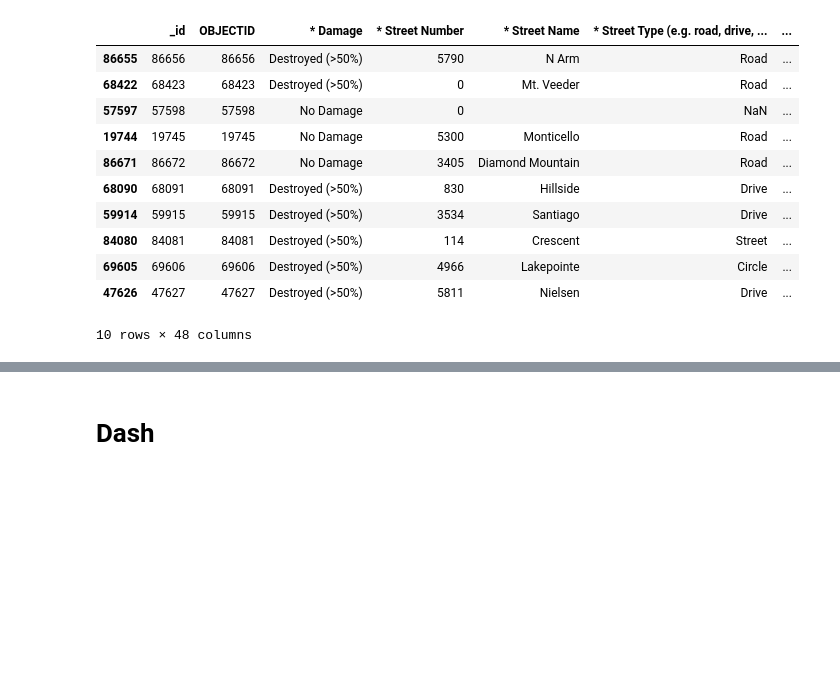
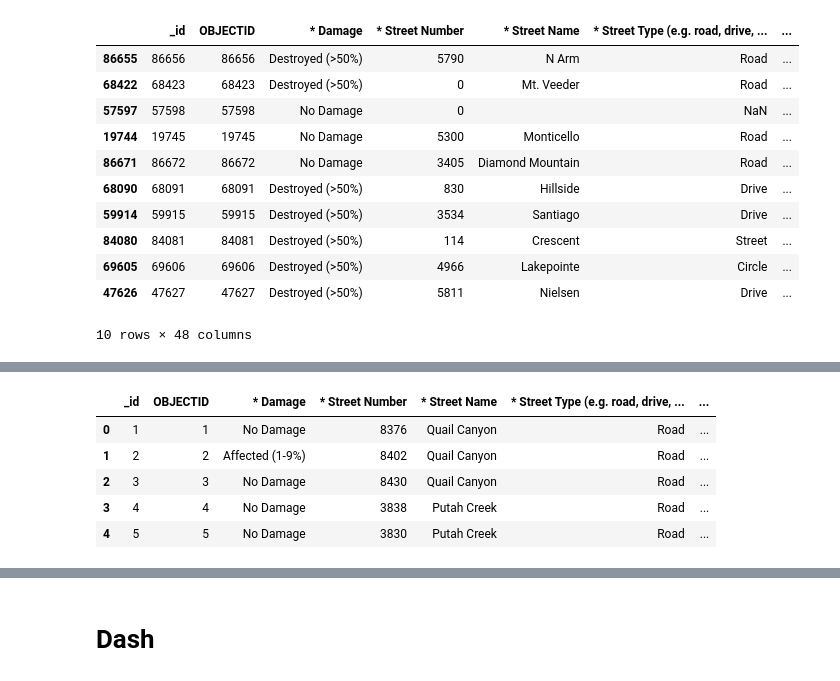
Before and after one commit to Isaacfer49/CaliforniaWildfire, a Jupyter notebook: CaliWildFire.ipynb, the cells around one changed output, grey strips where cells are left out. Drawn from its saved outputs; the diff is of its cells as text; code cells hidden in the pictures; blank space fills up the shorter version.

```diff
--- a/CaliWildFire.ipynb
+++ b/CaliWildFire.ipynb
@@ -200,0 +206,9 @@ cali.describe(include='all')
+# %%
+cali.head(5)
+# %% [output]
+|  | _id | OBJECTID | * Damage | * Street Number | * Street Name | * Street Type (e.g. road, drive, ... | ... |
+| 0 | 1 | 1 | No Damage | 8376 | Quail Canyon | Road | ... |
+| 1 | 2 | 2 | Affected (1-9%) | 8402 | Quail Canyon | Road | ... |
+| 2 | 3 | 3 | No Damage | 8430 | Quail Canyon | Road | ... |
+| 3 | 4 | 4 | No Damage | 3838 | Putah Creek | Road | ... |
+| 4 | 5 | 5 | No Damage | 3830 | Putah Creek | Road | ... |
```
Also changed, not shown: parts of 6 cells of this notebook, 1 other file.
